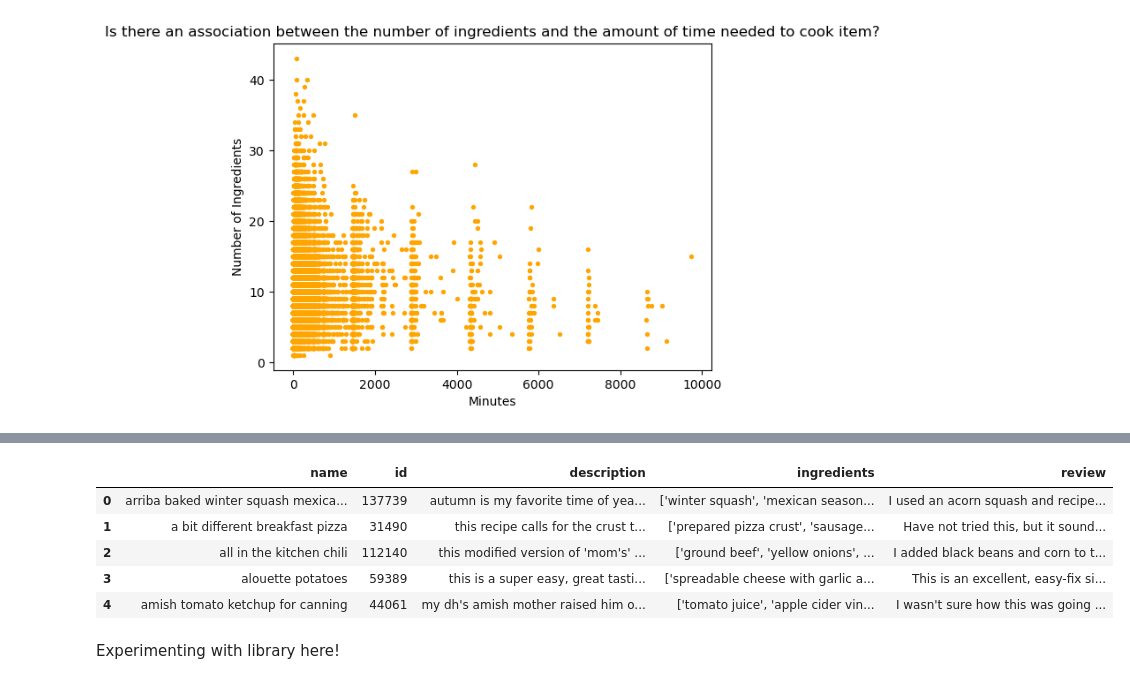
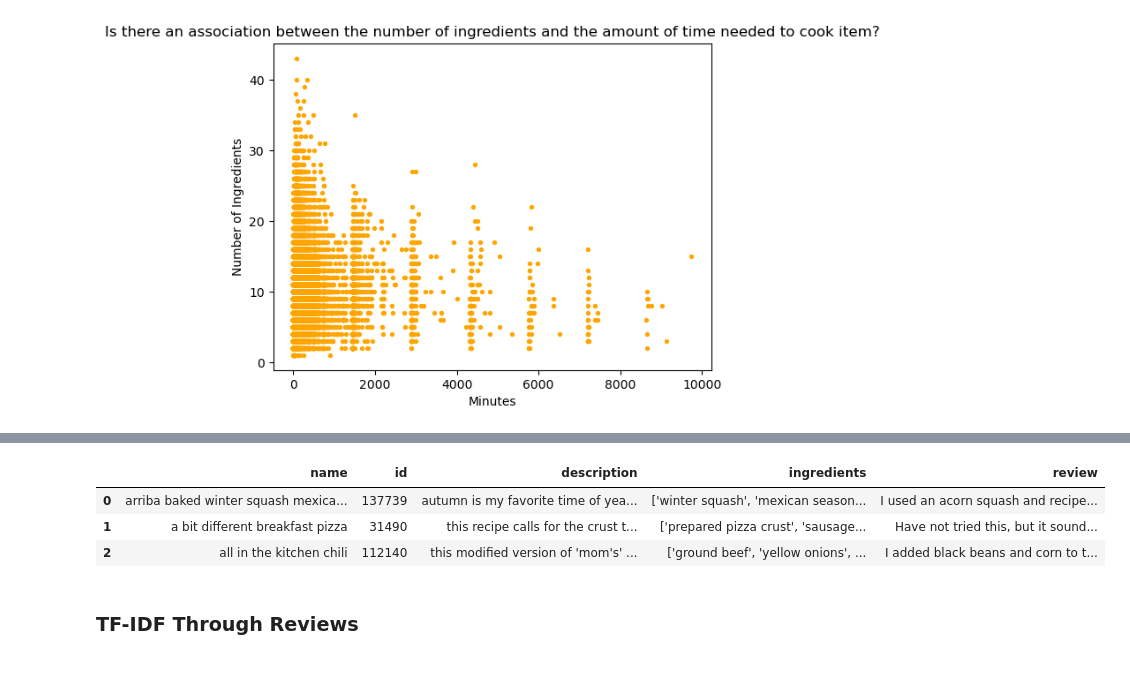
Before and after one commit to EdwardLinS/CSE158-BryanEdwardJesse, a Jupyter notebook: assignment2Food.ipynb, the cells around one changed output, grey strips where cells are left out. Drawn from its saved outputs; the diff is of its cells as text; code cells hidden in the pictures.

```diff
--- a/assignment2Food.ipynb
+++ b/assignment2Food.ipynb
@@ -323,16 +311,14 @@ dfRecipesNew = dfRecipes[['name', 'id', 'description', 'ingredients']]
 # merge the reviews and the recipe details
 merged_df = pd.merge(dfRecipesNew, dfInteractionsNewNew, on='id', how='inner')
 # %%
-merged_df.head()
+merged_df.head(3)
 # %% [output]
 |  | name | id | description | ingredients | review |
 | 0 | arriba baked winter squash mexica... | 137739 | autumn is my favorite time of yea... | ['winter squash', 'mexican season... | I used an acorn squash and recipe... |
 | 1 | a bit different breakfast pizza | 31490 | this recipe calls for the crust t... | ['prepared pizza crust', 'sausage... | Have not tried this, but it sound... |
 | 2 | all in the kitchen chili | 112140 | this modified version of 'mom's' ... | ['ground beef', 'yellow onions', ... | I added black beans and corn to t... |
-| 3 | alouette potatoes | 59389 | this is a super easy, great tasti... | ['spreadable cheese with garlic a... | This is an excellent, easy-fix si... |
-| 4 | amish tomato ketchup for canning | 44061 | my dh's amish mother raised him o... | ['tomato juice', 'apple cider vin... | I wasn't sure how this was going ... |
-# %% [markdown]
-Experimenting with library here!
+# %% [markdown]
+### TF-IDF Through Reviews
 # %%
 # Import nltk package
 import nltk
```
Also changed, not shown: parts of 15 cells of this notebook.
